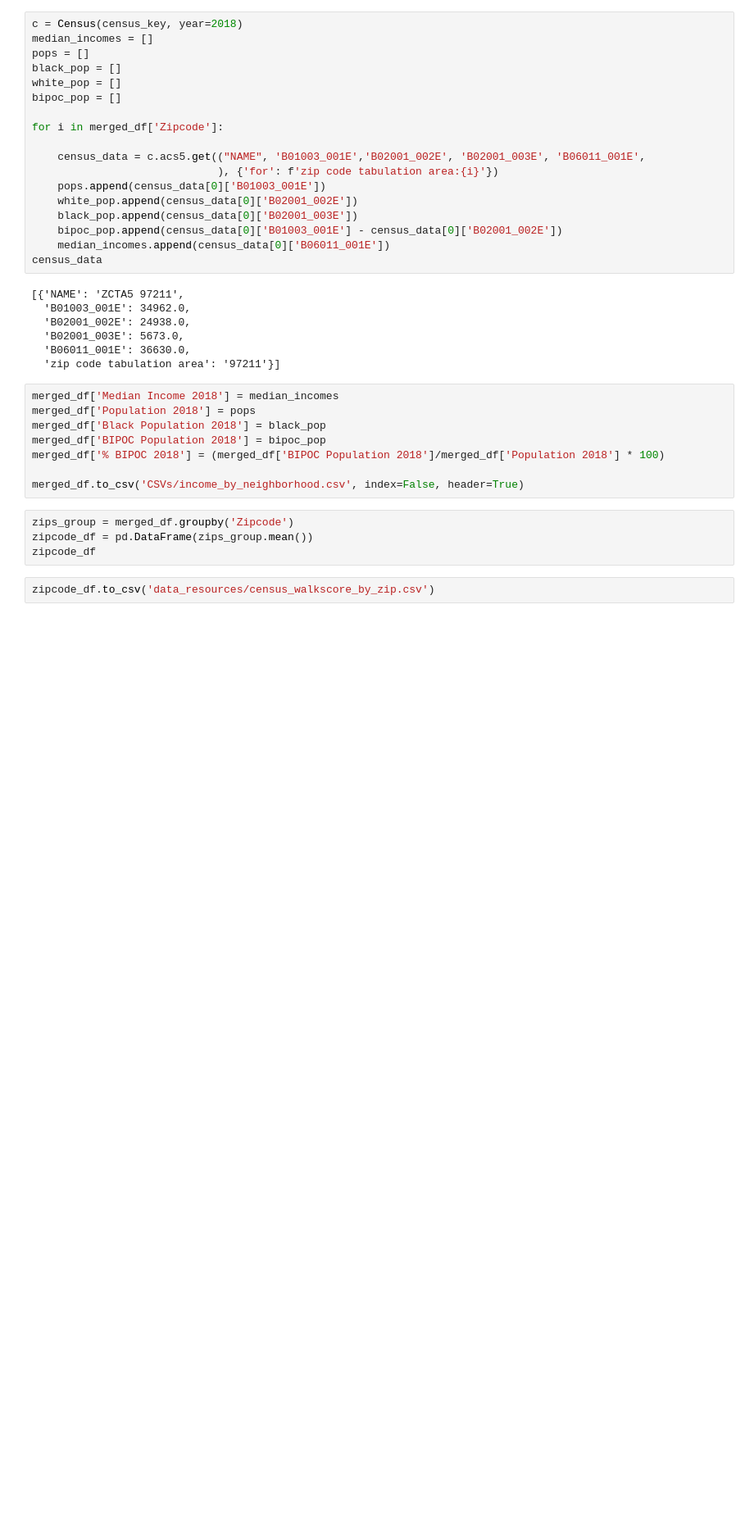
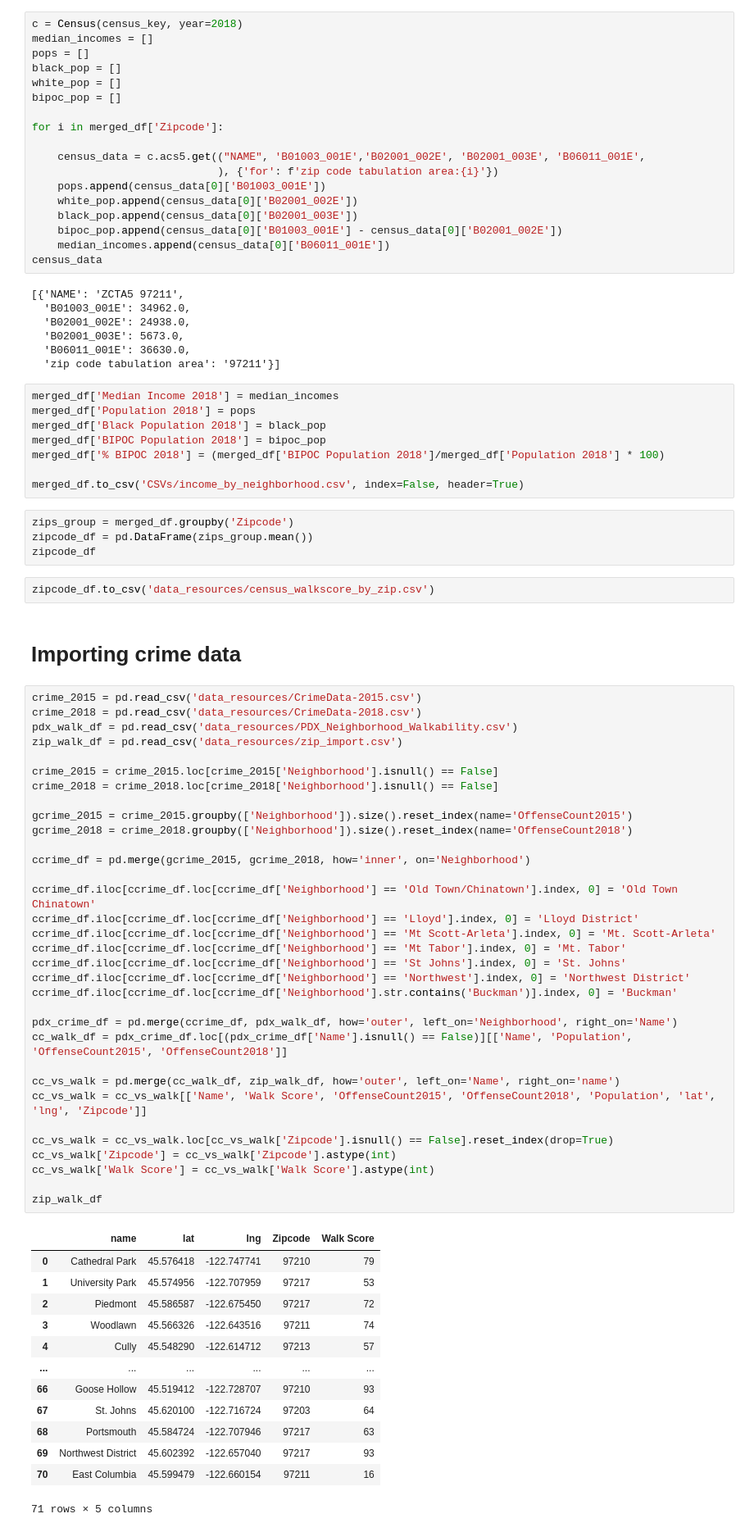
Before and after one commit to troypramsey/WalkabilityRaceIncome_InPortland_2012-2018, a Jupyter notebook: data_cleaning.ipynb, the cells around one changed output. Shown: that part at 82% size. Saved outputs shown, nothing was run; the diff lists cells and outputs as text; blank space fills up the shorter version.

```diff
--- a/data_cleaning.ipynb
+++ b/data_cleaning.ipynb
@@ -243,3 +243,52 @@ zipcode_df = pd.DataFrame(zips_group.mean())
 zipcode_df
 # %%
 zipcode_df.to_csv('data_resources/census_walkscore_by_zip.csv')
+# %% [markdown]
+# Importing crime data
+# %%
+crime_2015 = pd.read_csv('data_resources/CrimeData-2015.csv')
+crime_2018 = pd.read_csv('data_resources/CrimeData-2018.csv')
+pdx_walk_df = pd.read_csv('data_resources/PDX_Neighborhood_Walkability.csv')
+zip_walk_df = pd.read_csv('data_resources/zip_import.csv')
+
+crime_2015 = crime_2015.loc[crime_2015['Neighborhood'].isnull() == False]
+crime_2018 = crime_2018.loc[crime_2018['Neighborhood'].isnull() == False]
+
+gcrime_2015 = crime_2015.groupby(['Neighborhood']).size().reset_index(name='OffenseCount2015')
+gcrime_2018 = crime_2018.groupby(['Neighborhood']).size().reset_index(name='OffenseCount2018')
+
+ccrime_df = pd.merge(gcrime_2015, gcrime_2018, how='inner', on='Neighborhood')
+
+ccrime_df.iloc[ccrime_df.loc[ccrime_df['Neighborhood'] == 'Old Town/Chinatown'].index, 0] = 'Old Town Chinatown'
+ccrime_df.iloc[ccrime_df.loc[ccrime_df['Neighborhood'] == 'Lloyd'].index, 0] = 'Lloyd District'
+ccrime_df.iloc[ccrime_df.loc[ccrime_df['Neighborhood'] == 'Mt Scott-Arleta'].index, 0] = 'Mt. Scott-Arleta'
+ccrime_df.iloc[ccrime_df.loc[ccrime_df['Neighborhood'] == 'Mt Tabor'].index, 0] = 'Mt. Tabor'
+ccrime_df.iloc[ccrime_df.loc[ccrime_df['Neighborhood'] == 'St Johns'].index, 0] = 'St. Johns'
+ccrime_df.iloc[ccrime_df.loc[ccrime_df['Neighborhood'] == 'Northwest'].index, 0] = 'Northwest District'
+ccrime_df.iloc[ccrime_df.loc[ccrime_df['Neighborhood'].str.contains('Buckman')].index, 0] = 'Buckman'
+
+pdx_crime_df = pd.merge(ccrime_df, pdx_walk_df, how='outer', left_on='Neighborhood', right_on='Name')
+cc_walk_df = pdx_crime_df.loc[(pdx_crime_df['Name'].isnull() == False)][['Name', 'Population', 'OffenseCount2015', 'OffenseCount2018']]
+
+cc_vs_walk = pd.merge(cc_walk_df, zip_walk_df, how='outer', left_on='Name', right_on='name')
+cc_vs_walk = cc_vs_walk[['Name', 'Walk Score', 'OffenseCount2015', 'OffenseCount2018', 'Population', 'lat', 'lng', 'Zipcode']]
+
+cc_vs_walk = cc_vs_walk.loc[cc_vs_walk['Zipcode'].isnull() == False].reset_index(drop=True)
+cc_vs_walk['Zipcode'] = cc_vs_walk['Zipcode'].astype(int)
+cc_vs_walk['Walk Score'] = cc_vs_walk['Walk Score'].astype(int)
+
+zip_walk_df
+# %% [output]
+|  | name | lat | lng | Zipcode | Walk Score |
+| 0 | Cathedral Park | 45.576418 | -122.747741 | 97210 | 79 |
+| 1 | University Park | 45.574956 | -122.707959 | 97217 | 53 |
+| 2 | Piedmont | 45.586587 | -122.675450 | 97217 | 72 |
+| 3 | Woodlawn | 45.566326 | -122.643516 | 97211 | 74 |
+| 4 | Cully | 45.548290 | -122.614712 | 97213 | 57 |
+| ... | ... | ... | ... | ... | ... |
+| 66 | Goose Hollow | 45.519412 | -122.728707 | 97210 | 93 |
+| 67 | St. Johns | 45.620100 | -122.716724 | 97203 | 64 |
+| 68 | Portsmouth | 45.584724 | -122.707946 | 97217 | 63 |
+| 69 | Northwest District | 45.602392 | -122.657040 | 97217 | 93 |
+| 70 | East Columbia | 45.599479 | -122.660154 | 97211 | 16 |
+71 rows × 5 columns
```
Also changed, not shown: parts of 2 cells of this notebook, 11 other files.
